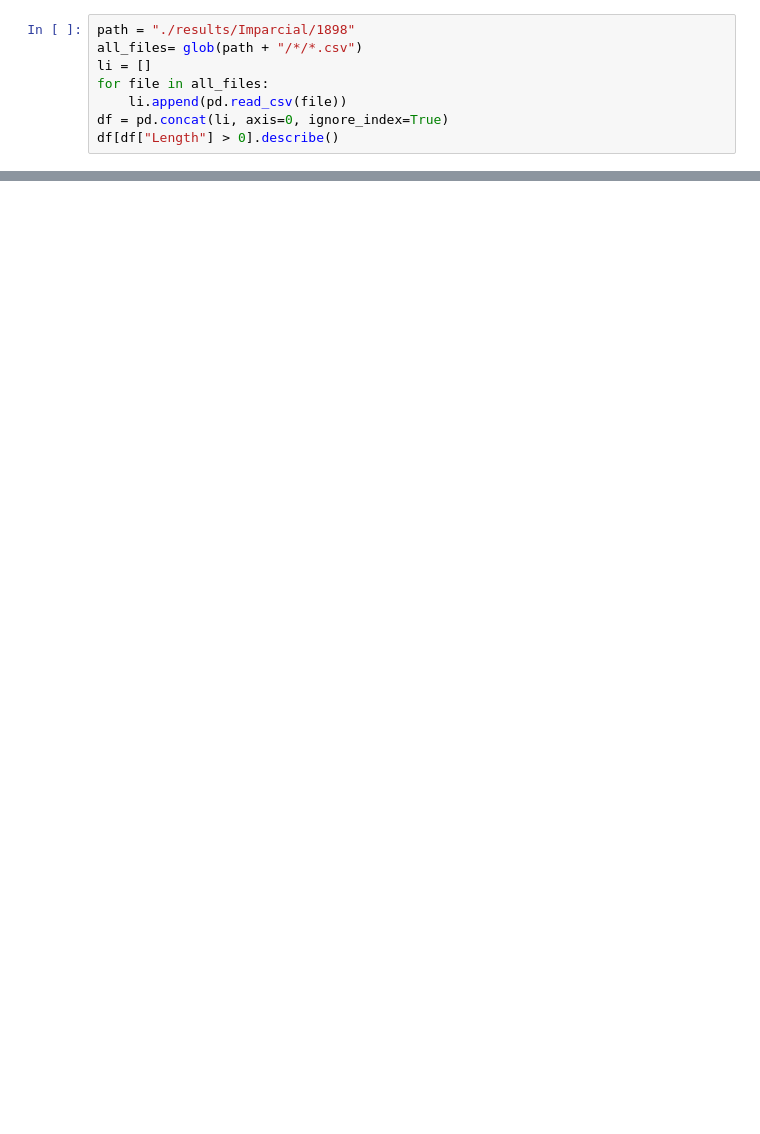
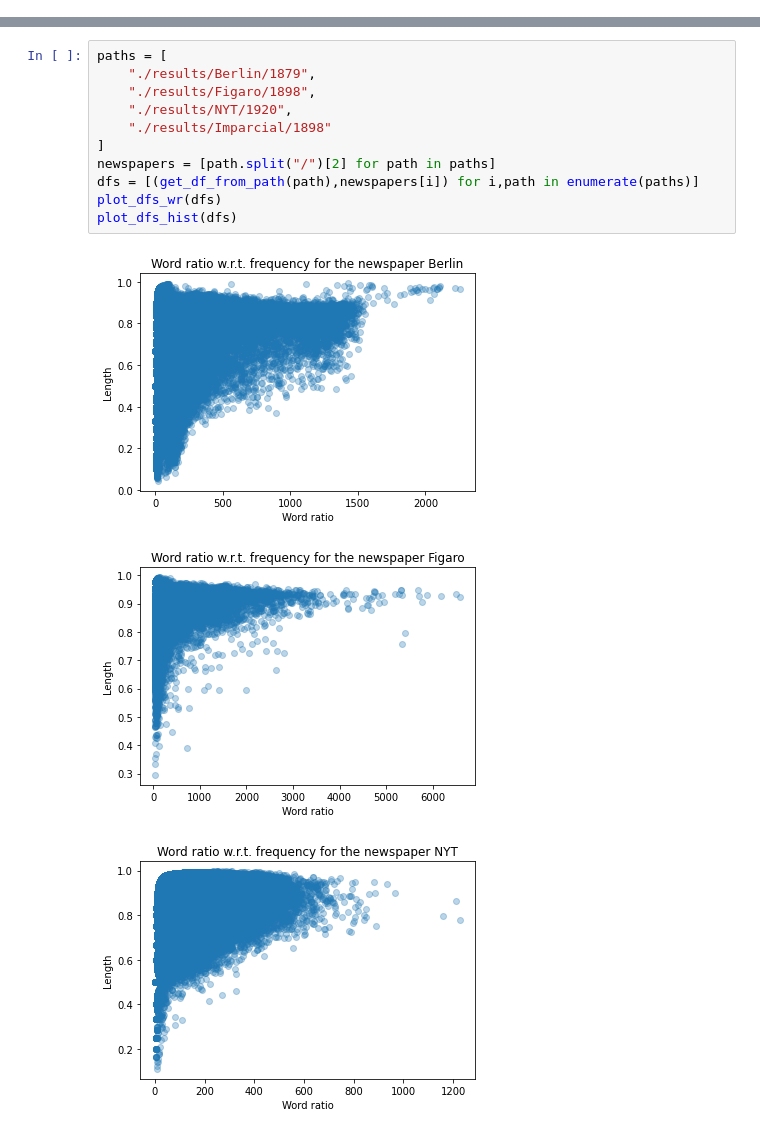
Before and after one commit to ThomasBench/anxietyNews, a Jupyter notebook: OCR.ipynb, the cells around one changed output, grey strips where cells are left out. Saved outputs shown, nothing was run; the diff lists cells and outputs as text; blank space fills up the shorter version.

```diff
--- a/OCR.ipynb
+++ b/OCR.ipynb
@@ -10,8 +0,0 @@ C:\Users\bench\anaconda3\envs\p38\lib\site-packages\numpy\.libs\libopenblas.WCDJ
-# %%
-path = "./results/Imparcial/1898"
-all_files= glob(path + "/*/*.csv")
-li = []
-for file in all_files:
-    li.append(pd.read_csv(file))
-df = pd.concat(li, axis=0, ignore_index=True)
-df[df["Length"] > 0].describe()
@@ -49,0 +55,15 @@ plt.show()
+# %%
+paths = [
+    "./results/Berlin/1879",
+    "./results/Figaro/1898",
+    "./results/NYT/1920",
+    "./results/Imparcial/1898"
+]
+newspapers = [path.split("/")[2] for path in paths]
+dfs = [(get_df_from_path(path),newspapers[i]) for i,path in enumerate(paths)]
+plot_dfs_wr(dfs)
+plot_dfs_hist(dfs)
+# %% [output]
+[figure, added]
+[figure, added]
+[figure, added]
```
Also changed, not shown: parts of 7 cells of this notebook, 14 other files.
